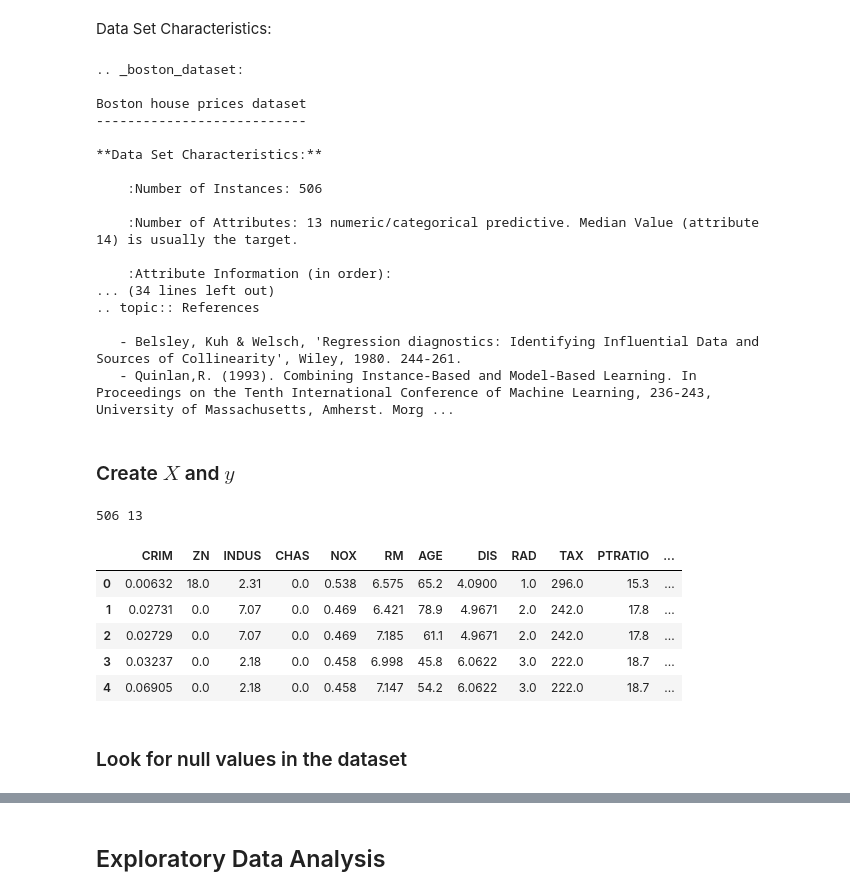
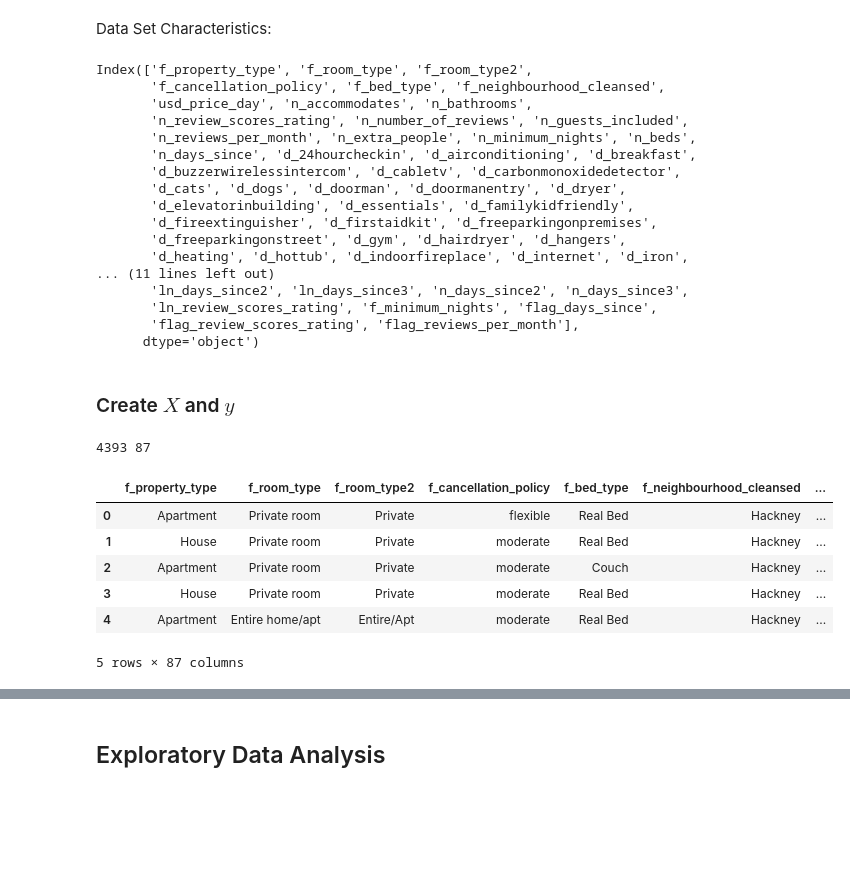
Before and after one commit to malkaguillot/ECON2206-Data-Management-2023, a Jupyter notebook: practice/4.2-ML-regressions.ipynb, the cells around one changed output, grey strips where cells are left out. Saved outputs shown, nothing was run; the diff lists cells and outputs as text; code cells hidden in the pictures; blank space fills up the shorter version.

```diff
--- a/practice/4.2-ML-regressions.ipynb
+++ b/practice/4.2-ML-regressions.ipynb
@@ -72,0 +66,3 @@ dict_keys(['data', 'target', 'feature_names', 'DESCR', 'filename', 'data_module'
+# %%
+data = pd.read_csv("airbnb_hackney_work.csv")
+data.head()
@@ -73,45 +77,44 @@ dict_keys(['data', 'target', 'feature_names', 'DESCR', 'filename', 'data_module'
 # %% [markdown]
 Data Set Characteristics:
 # %%
-print(data['DESCR'])
+print(data.columns)
 # %% [output]
-.. _boston_dataset:
-
-Boston house prices dataset
----------------------------
-
-**Data Set Characteristics:**
-
-    :Number of Instances: 506
-
-    :Number of Attributes: 13 numeric/categorical predictive. Median Value (attribute 14) is usually the target.
-
-    :Attribute Information (in order):
-... (34 lines left out)
-.. topic:: References
-
-   - Belsley, Kuh & Welsch, 'Regression diagnostics: Identifying Influential Data and Sources of Collinearity', Wiley, 1980. 244-261.
-   - Quinlan,R. (1993). Combining Instance-Based and Model-Based Learning. In Proceedings on the Tenth International Conference of Machine Learning, 236-243, University of Massachusetts, Amherst. Morg ...
+Index(['f_property_type', 'f_room_type', 'f_room_type2',
+       'f_cancellation_policy', 'f_bed_type', 'f_neighbourhood_cleansed',
+       'usd_price_day', 'n_accommodates', 'n_bathrooms',
+       'n_review_scores_rating', 'n_number_of_reviews', 'n_guests_included',
+       'n_reviews_per_month', 'n_extra_people', 'n_minimum_nights', 'n_beds',
+       'n_days_since', 'd_24hourcheckin', 'd_airconditioning', 'd_breakfast',
+       'd_buzzerwirelessintercom', 'd_cabletv', 'd_carbonmonoxidedetector',
+       'd_cats', 'd_dogs', 'd_doorman', 'd_doormanentry', 'd_dryer',
+       'd_elevatorinbuilding', 'd_essentials', 'd_familykidfriendly',
+       'd_fireextinguisher', 'd_firstaidkit', 'd_freeparkingonpremises',
+       'd_freeparkingonstreet', 'd_gym', 'd_hairdryer', 'd_hangers',
+       'd_heating', 'd_hottub', 'd_indoorfireplace', 'd_internet', 'd_iron',
+... (11 lines left out)
+       'ln_days_since2', 'ln_days_since3', 'n_days_since2', 'n_days_since3',
+       'ln_review_scores_rating', 'f_minimum_nights', 'flag_days_since',
+       'flag_review_scores_rating', 'flag_reviews_per_month'],
+      dtype='object')
 # %% [markdown]
 ### Create $X$ and $y$
 # %%
-X_full= data.data
-y_full= data.target
+features= data.drop(columns=['usd_price_day', 'price','ln_price', 'id'])
+y_full= data['ln_price']
 
-n_samples = X_full.shape[0]
-n_features = X_full.shape[1]
+n_samples = features.shape[0]
+n_features = features.shape[1]
 print(n_samples, n_features)
 # %% [output]
-506 13
+4393 87
 # %%
-X_df=pd.DataFrame(X_full, columns=data['feature_names']) # to dataframe format
-X_df.head()
+features_df=pd.DataFrame(features) # to dataframe format
+features_df.head()
 # %% [output]
-|  | CRIM | ZN | INDUS | CHAS | NOX | RM | AGE | DIS | RAD | TAX | PTRATIO | ... |
-| 0 | 0.00632 | 18.0 | 2.31 | 0.0 | 0.538 | 6.575 | 65.2 | 4.0900 | 1.0 | 296.0 | 15.3 | ... |
-| 1 | 0.02731 | 0.0 | 7.07 | 0.0 | 0.469 | 6.421 | 78.9 | 4.9671 | 2.0 | 242.0 | 17.8 | ... |
-| 2 | 0.02729 | 0.0 | 7.07 | 0.0 | 0.469 | 7.185 | 61.1 | 4.9671 | 2.0 | 242.0 | 17.8 | ... |
-| 3 | 0.03237 | 0.0 | 2.18 | 0.0 | 0.458 | 6.998 | 45.8 | 6.0622 | 3.0 | 222.0 | 18.7 | ... |
-| 4 | 0.06905 | 0.0 | 2.18 | 0.0 | 0.458 | 7.147 | 54.2 | 6.0622 | 3.0 | 222.0 | 18.7 | ... |
+|  | f_property_type | f_room_type | f_room_type2 | f_cancellation_policy | f_bed_type | f_neighbourhood_cleansed | ... |
+| 0 | Apartment | Private room | Private | flexible | Real Bed | Hackney | ... |
+| 1 | House | Private room | Private | moderate | Real Bed | Hackney | ... |
+| 2 | Apartment | Private room | Private | moderate | Couch | Hackney | ... |
+| 3 | House | Private room | Private | moderate | Real Bed | Hackney | ... |
+| 4 | Apartment | Entire home/apt | Entire/Apt | moderate | Real Bed | Hackney | ... |
+5 rows × 87 columns
-# %% [markdown]
-### Look for null values in the dataset
```
Also changed, not shown: parts of 136 cells of this notebook, 6 other files.
